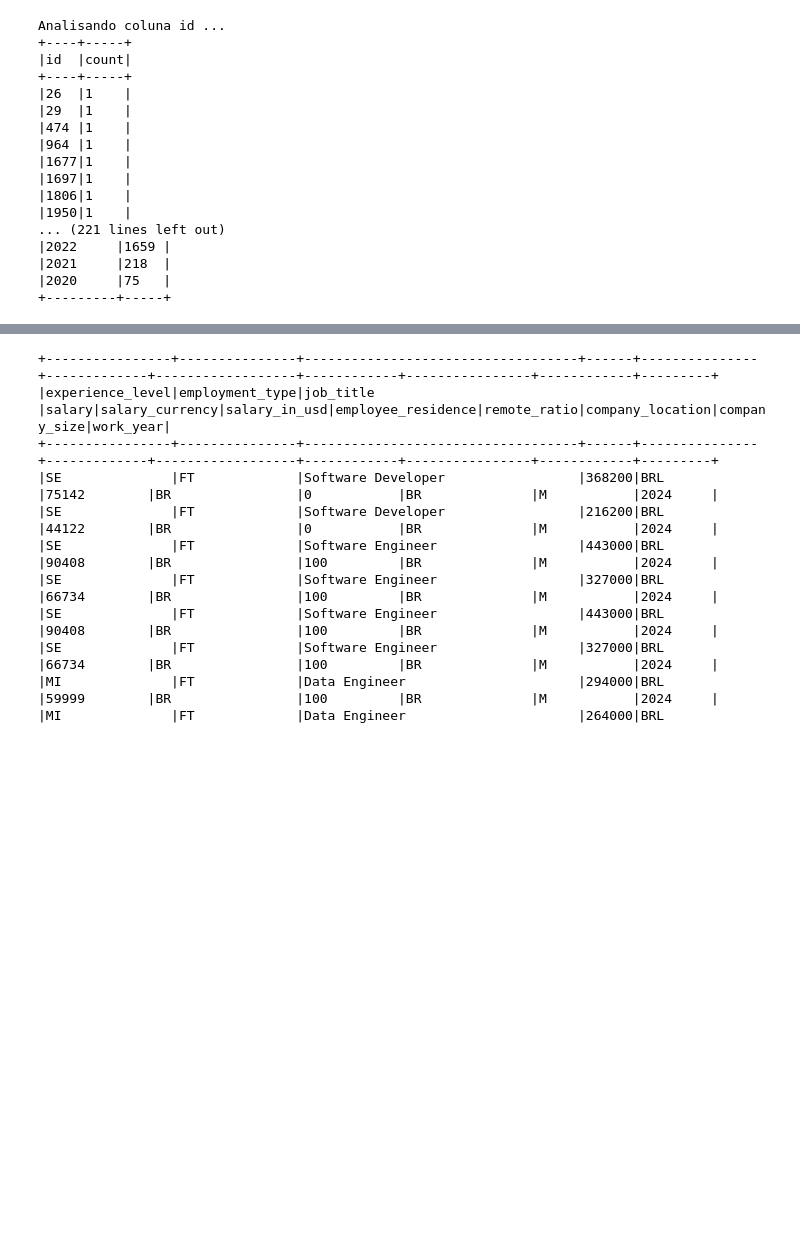
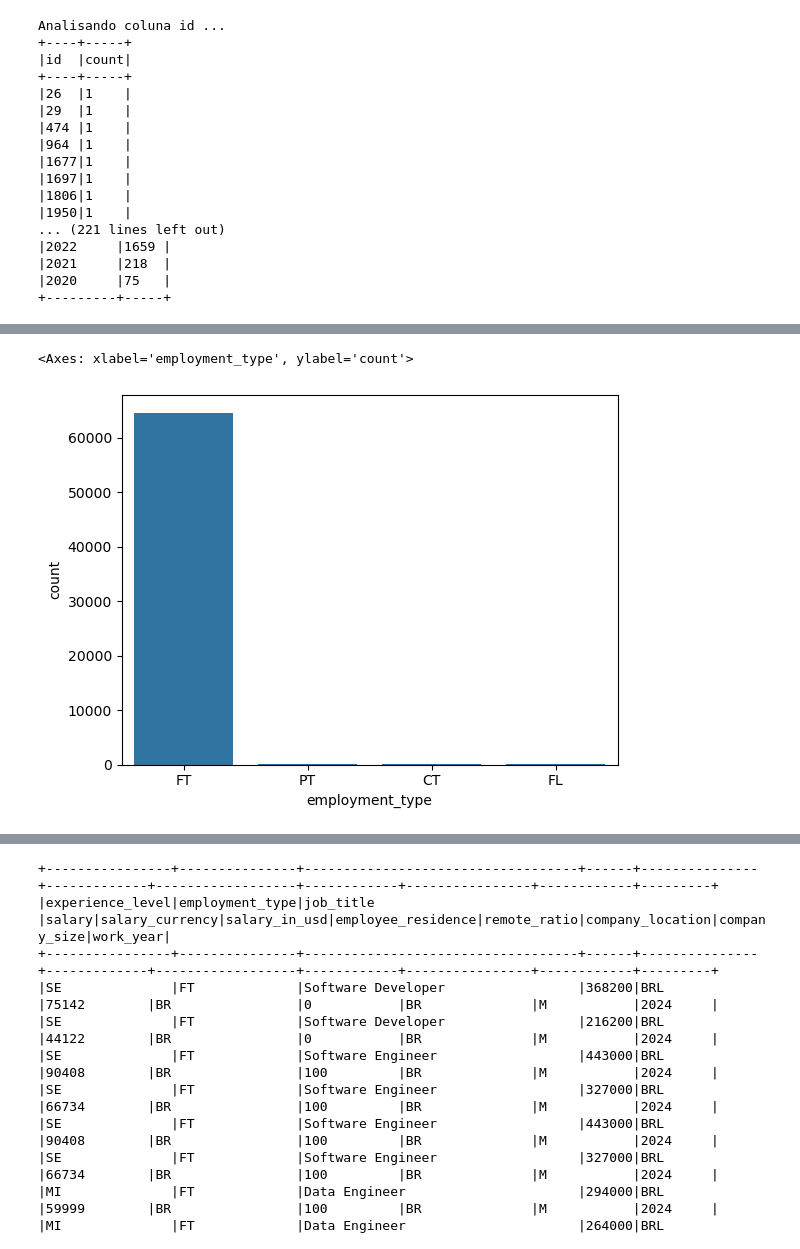
Before and after one commit to aurelixv/tcc-data-mining-2024, a Jupyter notebook: notebooks/exploratory-data-analysis.ipynb, the cells around one changed output, grey strips where cells are left out. Drawn from its saved outputs; the diff is of its cells as text; code cells hidden in the pictures; blank space fills up the shorter version.

```diff
--- a/notebooks/exploratory-data-analysis.ipynb
+++ b/notebooks/exploratory-data-analysis.ipynb
@@ -134,0 +171,2 @@ Analisando coluna id ...
+# %%
+contrato = df.groupBy("employment_type").agg(F.count("*").alias("count"))
@@ -134,0 +184,5 @@ Analisando coluna id ...
+# %%
+sns.barplot(contrato.toPandas(), x="employment_type", y="count")
+# %% [output]
+<Axes: xlabel='employment_type', ylabel='count'>
+[figure, added]
```
Also changed, not shown: parts of 66 cells of this notebook, 1 other file.
